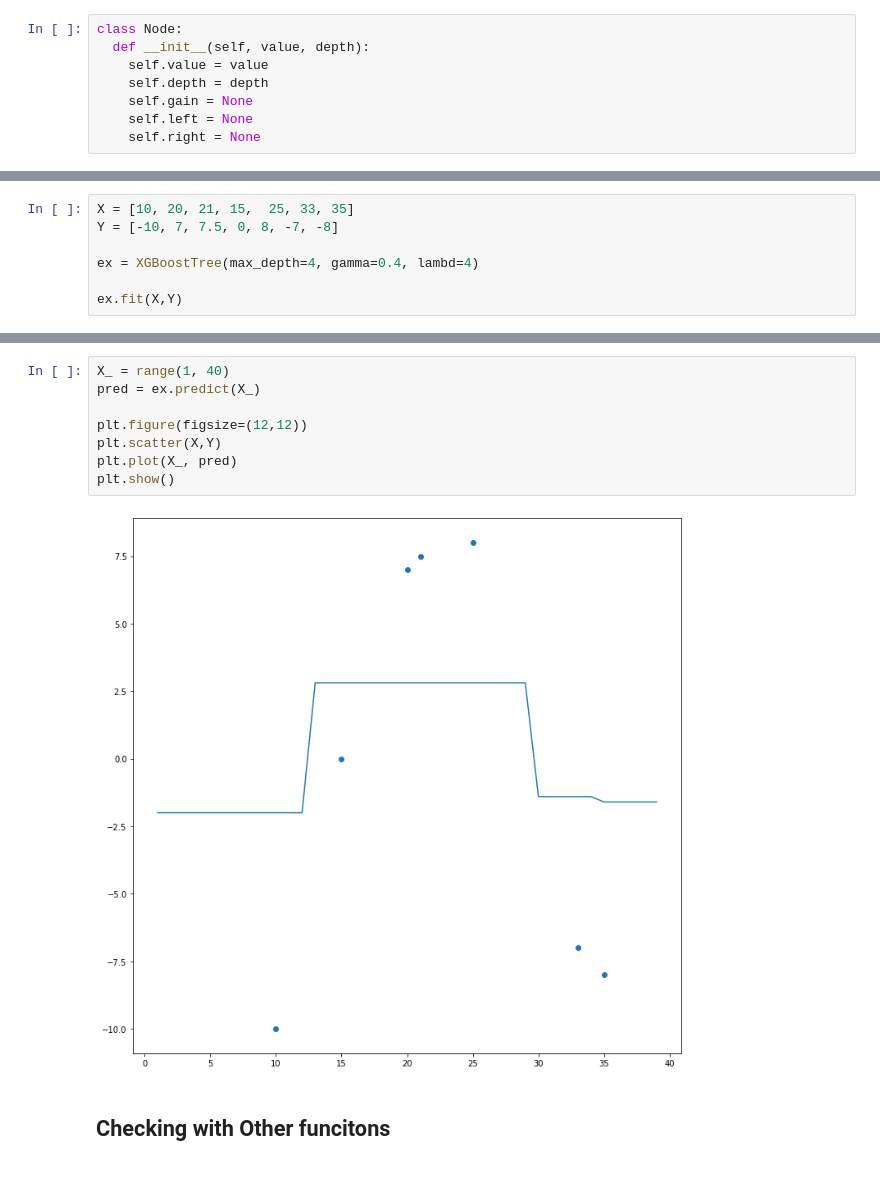
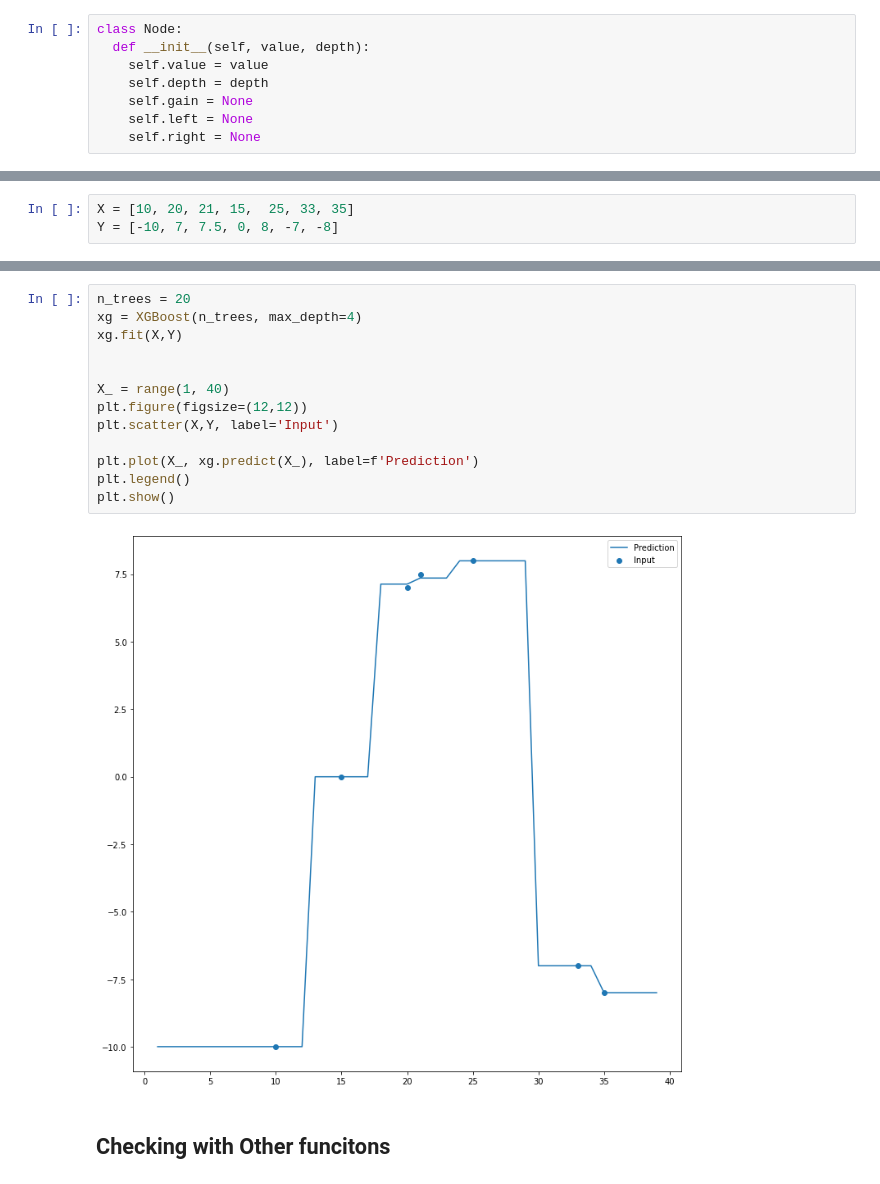
Before and after one commit to yuvalofek/py_xgboost, a Jupyter notebook: Py_XGBoost_.ipynb, the cells around one changed output, grey strips where cells are left out. Cells and saved outputs as stored; diff of their text form.

```diff
--- a/Py_XGBoost_.ipynb
+++ b/Py_XGBoost_.ipynb
@@ -193,7 +247,3 @@ class XGBoostTree:
 # %%
 X = [10, 20, 21, 15,  25, 33, 35]
 Y = [-10, 7, 7.5, 0, 8, -7, -8]
-
-ex = XGBoostTree(max_depth=4, gamma=0.4, lambd=4)
-
-ex.fit(X,Y)
@@ -210,13 +250,18 @@ ex.print_tree()
 # %%
+n_trees = 20
+xg = XGBoost(n_trees, max_depth=4)
+xg.fit(X,Y)
+
+
 X_ = range(1, 40)
-pred = ex.predict(X_)
+plt.figure(figsize=(12,12))
+plt.scatter(X,Y, label='Input')
 
-plt.figure(figsize=(12,12))
-plt.scatter(X,Y)
-plt.plot(X_, pred)
+plt.plot(X_, xg.predict(X_), label=f'Prediction')
+plt.legend()
 plt.show()
 # %% [output]
-[figure, old version]
+[figure, new version]
 # %% [markdown]
 ## Checking with Other funcitons
 # %%
```
Also changed, not shown: parts of 6 cells of this notebook.
